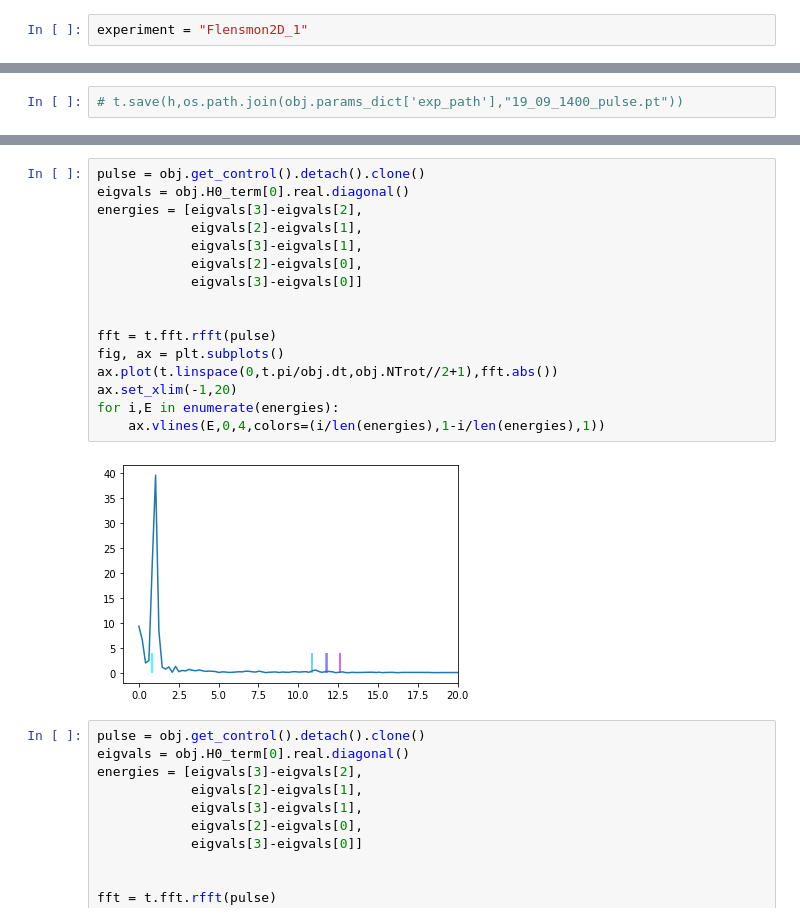
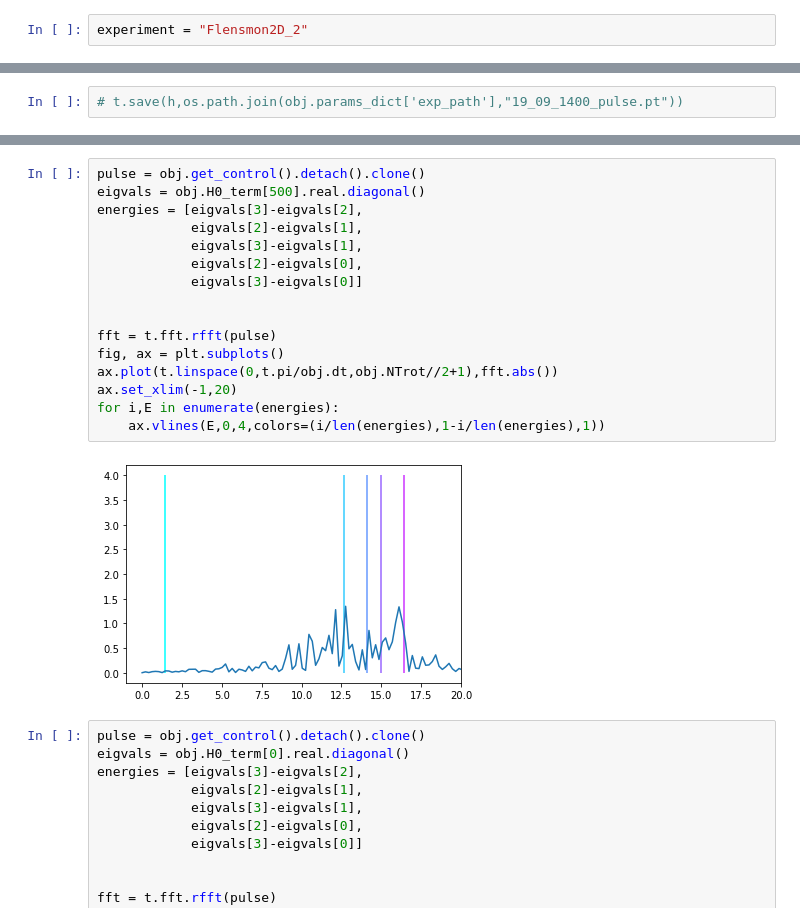
Before and after one commit to Vinther901/Quantum-Optimal-Control, a Jupyter notebook: 1DToyExample/RunExperiments.ipynb, the cells around one changed output, grey strips where cells are left out. Drawn from its saved outputs; the diff is of its cells as text.

```diff
--- a/1DToyExample/RunExperiments.ipynb
+++ b/1DToyExample/RunExperiments.ipynb
@@ -18,7 +18,7 @@ import Training as Training
 import Controls as Controls
 import Evolvers as Evolvers
 # %%
-experiment = "Flensmon2D_1"
+experiment = "Flensmon2D_2"
 # %%
 #Loads the params_dict for the experiment
 exp_path = os.path.join(dir_path,"Experiments",experiment)
@@ -111,21 +172,21 @@ plt.plot(h[1:] - h[:-1],'b.')
 # %%
 pulse = obj.get_control().detach().clone()
-eigvals = obj.H0_term[0].real.diagonal()
+eigvals = obj.H0_term[500].real.diagonal()
 energies = [eigvals[3]-eigvals[2],
             eigvals[2]-eigvals[1],
             eigvals[3]-eigvals[1],
             eigvals[2]-eigvals[0],
             eigvals[3]-eigvals[0]]
 
 
 fft = t.fft.rfft(pulse)
 fig, ax = plt.subplots()
 ax.plot(t.linspace(0,t.pi/obj.dt,obj.NTrot//2+1),fft.abs())
 ax.set_xlim(-1,20)
 for i,E in enumerate(energies):
     ax.vlines(E,0,4,colors=(i/len(energies),1-i/len(energies),1))
 # %% [output]
-[figure, old version]
+[figure, new version]
 # %%
 pulse = obj.get_control().detach().clone()
 eigvals = obj.H0_term[0].real.diagonal()
```
Also changed, not shown: parts of 12 cells of this notebook, 8 other files.
